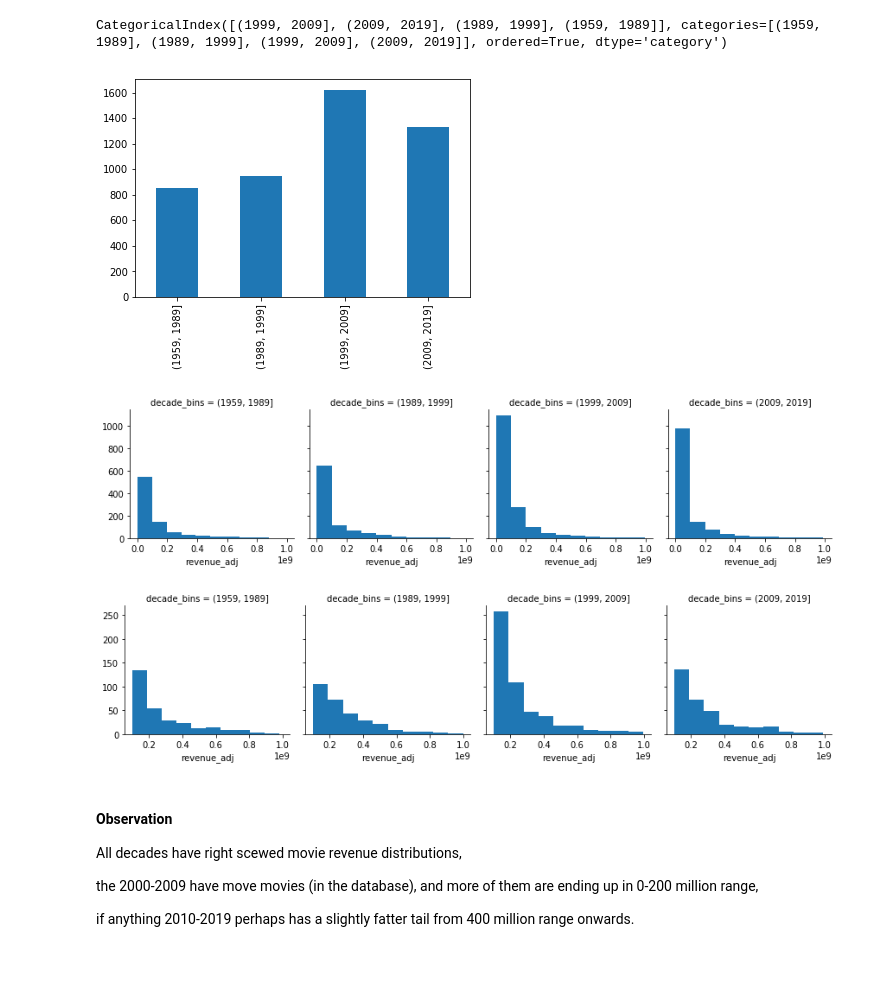
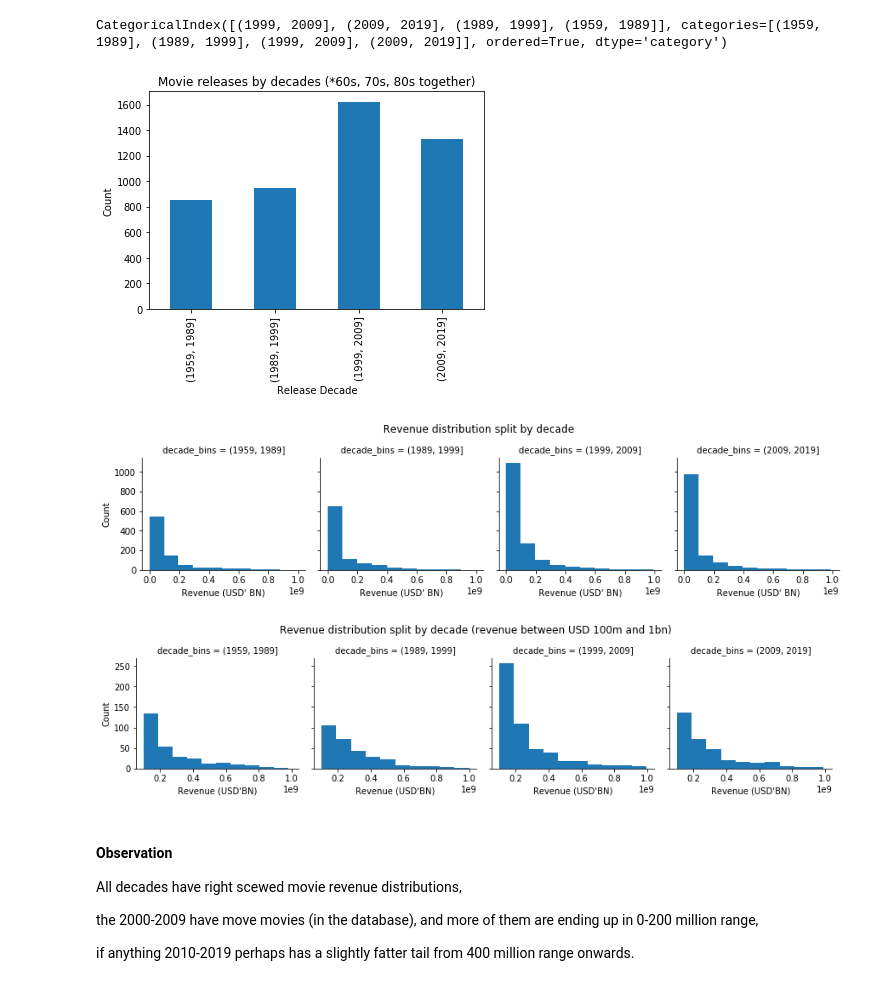
Before and after one commit to VilijaVait/data-analyst-udacity, a Jupyter notebook: projects/MovieDataAnalysis/movie-dataset-analysis-full.ipynb, the cells around one changed output. Saved outputs shown, nothing was run; the diff lists cells and outputs as text; code cells hidden in the pictures.

```diff
--- a/projects/MovieDataAnalysis/movie-dataset-analysis-full.ipynb
+++ b/projects/MovieDataAnalysis/movie-dataset-analysis-full.ipynb
@@ -469,23 +520,31 @@ df.decade_bins.value_counts().index
 # %% [output]
 CategoricalIndex([(1999, 2009], (2009, 2019], (1989, 1999], (1959, 1989]], categories=[(1959, 1989], (1989, 1999], (1999, 2009], (2009, 2019]], ordered=True, dtype='category')
 # %%
-df.decade_bins.value_counts().sort_index().plot(kind='bar');
+df.decade_bins.value_counts().sort_index().plot(kind='bar')
+plt.title('Movie releases by decades (*60s, 70s, 80s together)')
+plt.xlabel('Release Decade')
+plt.ylabel('Count');
 # %% [output]
-[figure, old version]
+[figure, new version]
 # %%
 # will check the histogram of revenue for each decade
 decade_plt = sns.FacetGrid(df[df.revenue_adj < 10**9], col="decade_bins")
 decade_plt.map(plt.hist, "revenue_adj")
-decade_plt.add_legend();
+decade_plt.set_axis_labels("Revenue (USD' BN)",'Count')
+plt.subplots_adjust(top=0.8)
+decade_plt.fig.suptitle('Revenue distribution split by decade');
 # %% [output]
-[figure, old version]
+[figure, new version]
 # %%
 #will exclude movies grossing above a billion, and below 100 million
 decade_plt = sns.FacetGrid(df[(df.revenue_adj < 10**9)&(df.revenue_adj > 10**8)], col="decade_bins")
 decade_plt.map(plt.hist, "revenue_adj")
-decade_plt.add_legend();
+decade_plt.add_legend()
+decade_plt.set_axis_labels("Revenue (USD'BN)",'Count')
+plt.subplots_adjust(top=0.8)
+decade_plt.fig.suptitle('Revenue distribution split by decade (revenue between USD 100m and 1bn)');
 # %% [output]
-[figure, old version]
+[figure, new version]
 # %% [markdown]
 #### Observation
 
```
Also changed, not shown: parts of 30 cells of this notebook, 1 other file.
